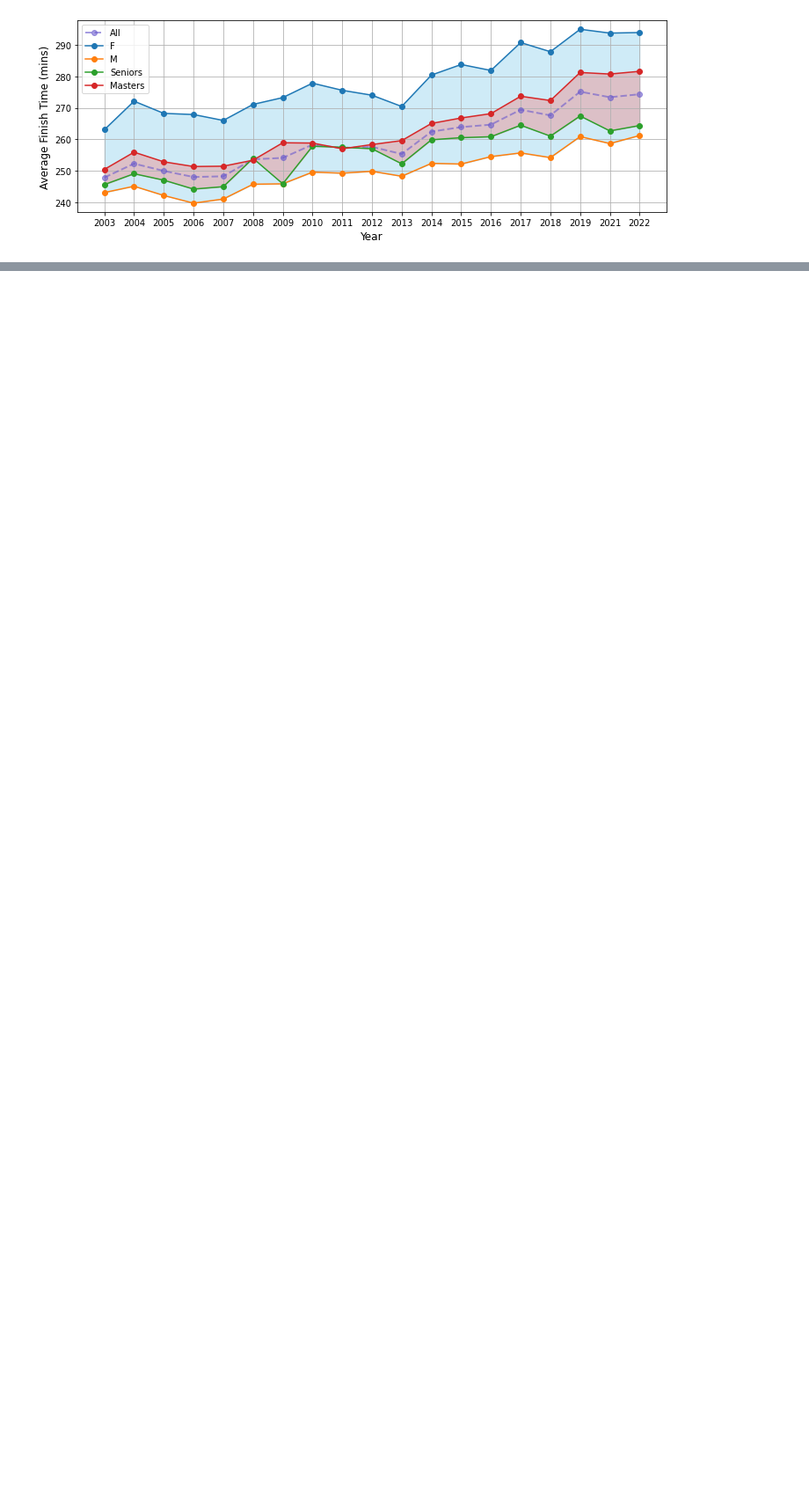
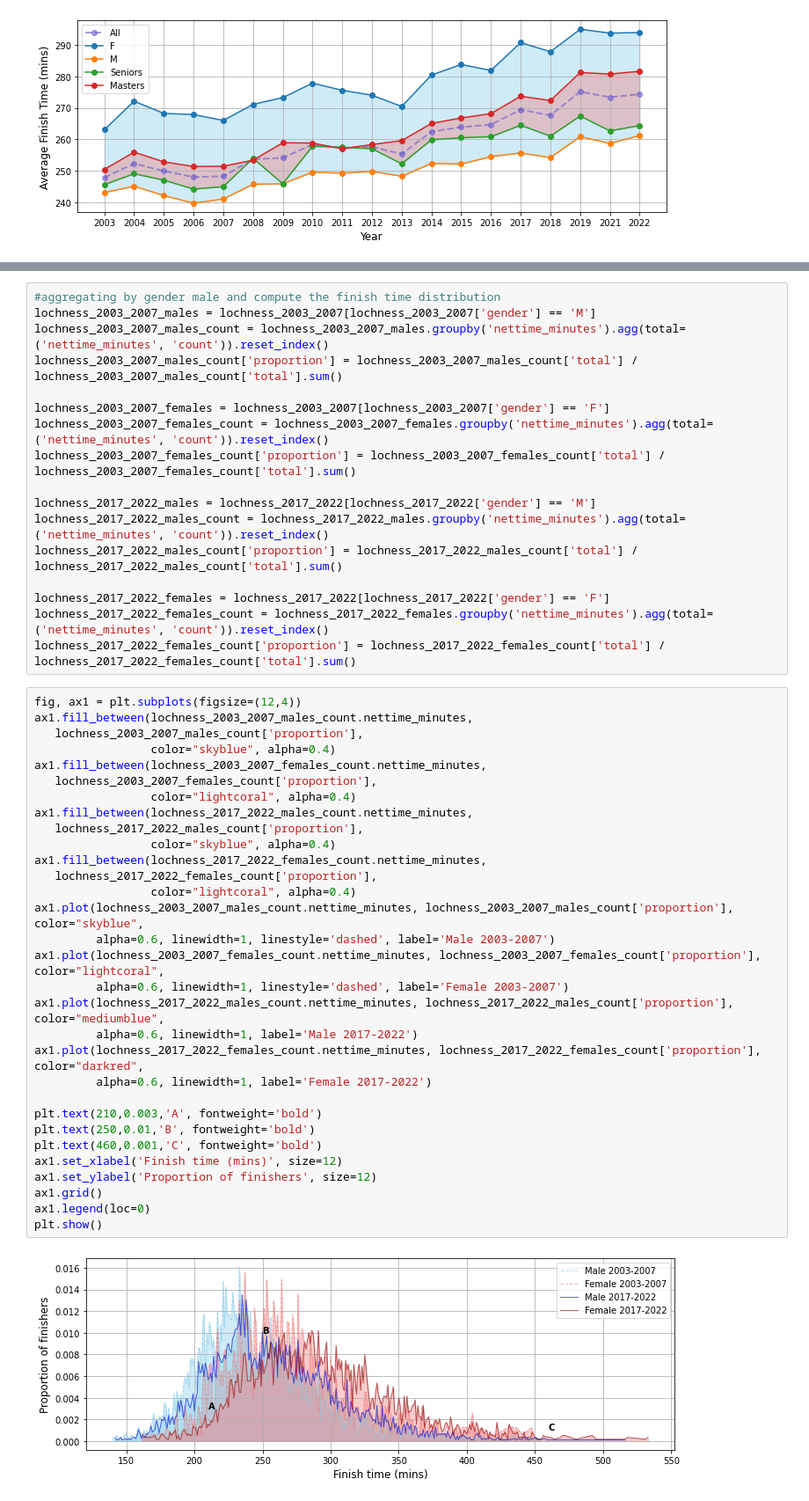
Before and after one commit to corriporai/runpandas, a Jupyter notebook: examples/race_results.ipynb, the cells around one changed output, grey strips where cells are left out. Shown at 88% size. Cells and saved outputs as stored; diff of their text form; blank space fills up the shorter version.

```diff
--- a/examples/race_results.ipynb
+++ b/examples/race_results.ipynb
@@ -481,0 +492,50 @@ It is also interesting to note how gender has a much greater influence on finish
+# %%
+#aggregating by gender male and compute the finish time distribution
+lochness_2003_2007_males = lochness_2003_2007[lochness_2003_2007['gender'] == 'M']
+lochness_2003_2007_males_count = lochness_2003_2007_males.groupby('nettime_minutes').agg(total=('nettime_minutes', 'count')).reset_index()
+lochness_2003_2007_males_count['proportion'] = lochness_2003_2007_males_count['total'] / lochness_2003_2007_males_count['total'].sum()
+
+lochness_2003_2007_females = lochness_2003_2007[lochness_2003_2007['gender'] == 'F']
+lochness_2003_2007_females_count = lochness_2003_2007_females.groupby('nettime_minutes').agg(total=('nettime_minutes', 'count')).reset_index()
+lochness_2003_2007_females_count['proportion'] = lochness_2003_2007_females_count['total'] / lochness_2003_2007_females_count['total'].sum()
+
+lochness_2017_2022_males = lochness_2017_2022[lochness_2017_2022['gender'] == 'M']
+lochness_2017_2022_males_count = lochness_2017_2022_males.groupby('nettime_minutes').agg(total=('nettime_minutes', 'count')).reset_index()
+lochness_2017_2022_males_count['proportion'] = lochness_2017_2022_males_count['total'] / lochness_2017_2022_males_count['total'].sum()
+
+lochness_2017_2022_females = lochness_2017_2022[lochness_2017_2022['gender'] == 'F']
+lochness_2017_2022_females_count = lochness_2017_2022_females.groupby('nettime_minutes').agg(total=('nettime_minutes', 'count')).reset_index()
+lochness_2017_2022_females_count['proportion'] = lochness_2017_2022_females_count['total'] / lochness_2017_2022_females_count['total'].sum()
+# %%
+fig, ax1 = plt.subplots(figsize=(12,4))
+ax1.fill_between(lochness_2003_2007_males_count.nettime_minutes,
+   lochness_2003_2007_males_count['proportion'],
+                 color="skyblue", alpha=0.4)
+ax1.fill_between(lochness_2003_2007_females_count.nettime_minutes,
+   lochness_2003_2007_females_count['proportion'],
+                 color="lightcoral", alpha=0.4)
+ax1.fill_between(lochness_2017_2022_males_count.nettime_minutes,
+   lochness_2017_2022_males_count['proportion'],
+                 color="skyblue", alpha=0.4)
+ax1.fill_between(lochness_2017_2022_females_count.nettime_minutes,
+   lochness_2017_2022_females_count['proportion'],
+                 color="lightcoral", alpha=0.4)
+ax1.plot(lochness_2003_2007_males_count.nettime_minutes, lochness_2003_2007_males_count['proportion'], color="skyblue",
+         alpha=0.6, linewidth=1, linestyle='dashed', label='Male 2003-2007')
+ax1.plot(lochness_2003_2007_females_count.nettime_minutes, lochness_2003_2007_females_count['proportion'], color="lightcoral",
+         alpha=0.6, linewidth=1, linestyle='dashed', label='Female 2003-2007')
+ax1.plot(lochness_2017_2022_males_count.nettime_minutes, lochness_2017_2022_males_count['proportion'], color="mediumblue",
+         alpha=0.6, linewidth=1, label='Male 2017-2022')
+ax1.plot(lochness_2017_2022_females_count.nettime_minutes, lochness_2017_2022_females_count['proportion'], color="darkred",
+         alpha=0.6, linewidth=1, label='Female 2017-2022')
+
+plt.text(210,0.003,'A', fontweight='bold')
+plt.text(250,0.01,'B', fontweight='bold')
+plt.text(460,0.001,'C', fontweight='bold')
+ax1.set_xlabel('Finish time (mins)', size=12)
+ax1.set_ylabel('Proportion of finishers', size=12)
+ax1.grid()
+ax1.legend(loc=0)
+plt.show()
+# %% [output]
+[figure, added]
```
Also changed, not shown: parts of 25 cells of this notebook.
